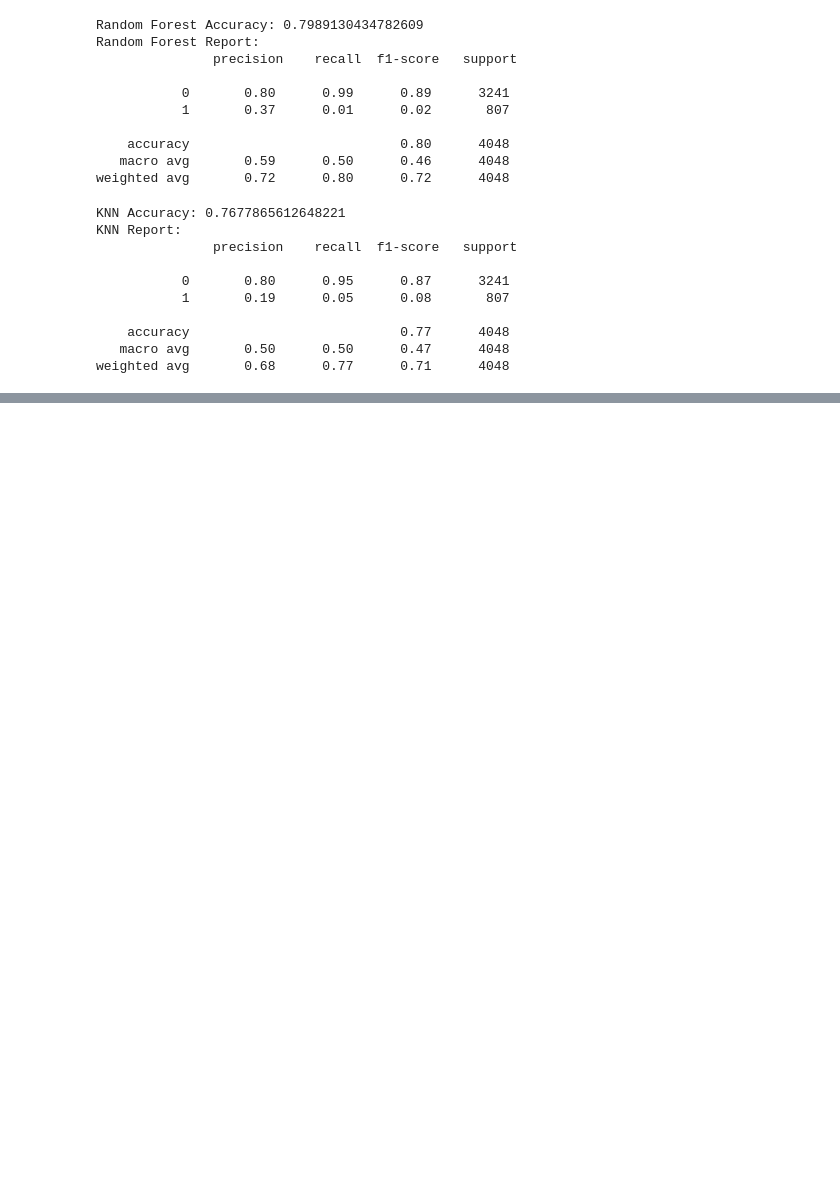
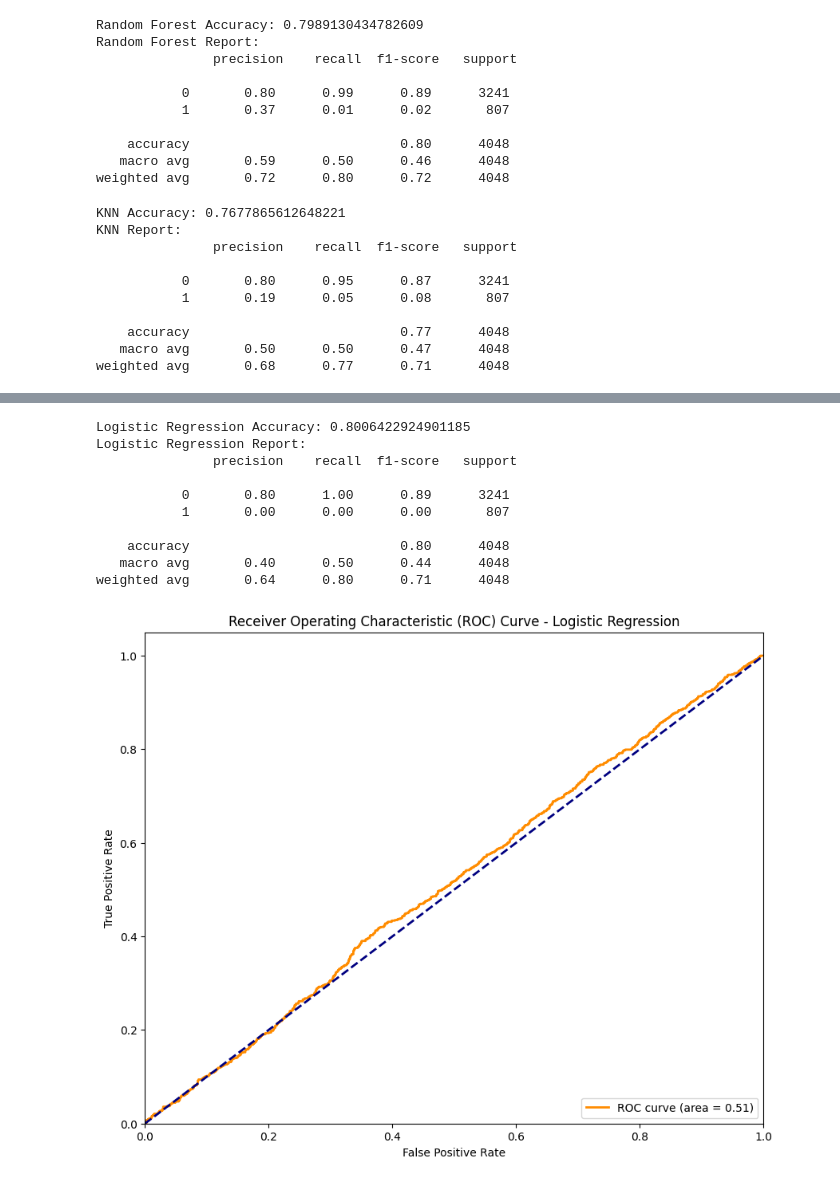
Before and after one commit to AlRafiAhmed/-AI-Powered-Customer-Behavior-Prediction-for-E-Commerce, a Jupyter notebook: Customer Behavior Prediction.ipynb, the cells around one changed output, grey strips where cells are left out. Saved outputs shown, nothing was run; the diff lists cells and outputs as text; code cells hidden in the pictures; blank space fills up the shorter version.

```diff
--- a/Customer Behavior Prediction.ipynb
+++ b/Customer Behavior Prediction.ipynb
@@ -77,0 +111,58 @@ weighted avg       0.68      0.77      0.71      4048
+# %%
+from sklearn.linear_model import LogisticRegression
+from sklearn.metrics import accuracy_score, classification_report, roc_curve, auc
+import matplotlib.pyplot as plt
+import numpy as np
+
+# Train Logistic Regression model
+lr = LogisticRegression(random_state=42, max_iter=1000)
+lr.fit(X_train, y_train)
+lr_preds = lr.predict(X_test)
+lr_probs = lr.predict_proba(X_test)[:, 1]
+
+# Evaluate the model
+print("Logistic Regression Accuracy:", accuracy_score(y_test, lr_preds))
+print("Logistic Regression Report:\n", classification_report(y_test, lr_preds))
+
+# Plot ROC curve
+fpr, tpr, thresholds = roc_curve(y_test, lr_probs)
+roc_auc = auc(fpr, tpr)
+
+plt.figure(figsize=(10, 8))
+plt.plot(fpr, tpr, color='darkorange', lw=2, label=f'ROC curve (area = {roc_auc:.2f})')
+plt.plot([0, 1], [0, 1], color='navy', lw=2, linestyle='--')
+plt.xlim([0.0, 1.0])
+plt.ylim([0.0, 1.05])
+plt.xlabel('False Positive Rate')
+plt.ylabel('True Positive Rate')
+plt.title('Receiver Operating Characteristic (ROC) Curve - Logistic Regression')
+plt.legend(loc="lower right")
+
+# Add feature importance visualization
+feature_importance = pd.DataFrame({
+    'Feature': X.columns,
+    'Coefficient': lr.coef_[0]
+})
+feature_importance['Abs_Coefficient'] = np.abs(feature_importance['Coefficient'])
+feature_importance = feature_importance.sort_values('Abs_Coefficient', ascending=False)
+
+plt.figure(figsize=(12, 8))
+plt.barh(feature_importance['Feature'][:10], feature_importance['Coefficient'][:10])
+plt.xlabel('Coefficient Value')
+plt.ylabel('Feature')
+plt.title('Top 10 Features by Importance in Logistic Regression')
+plt.grid(axis='x', linestyle='--', alpha=0.6)
+plt.tight_layout()
+plt.show()
+# %% [output]
+Logistic Regression Accuracy: 0.8006422924901185
+Logistic Regression Report:
+               precision    recall  f1-score   support
+
+           0       0.80      1.00      0.89      3241
+           1       0.00      0.00      0.00       807
+
+    accuracy                           0.80      4048
+   macro avg       0.40      0.50      0.44      4048
+weighted avg       0.64      0.80      0.71      4048
+[figure, added]
```
Also changed, not shown: parts of 6 cells of this notebook, 1 other file.
